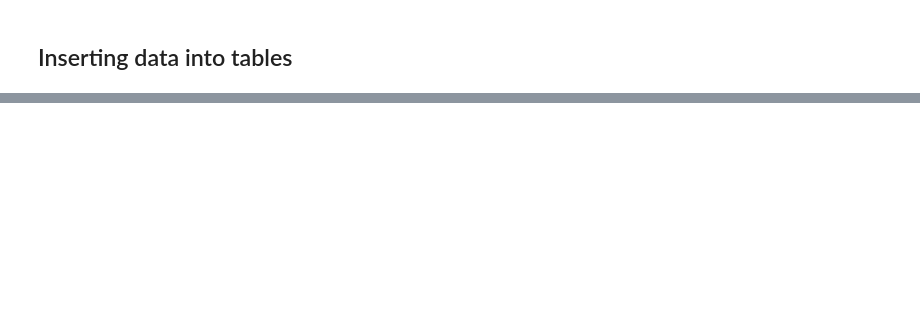
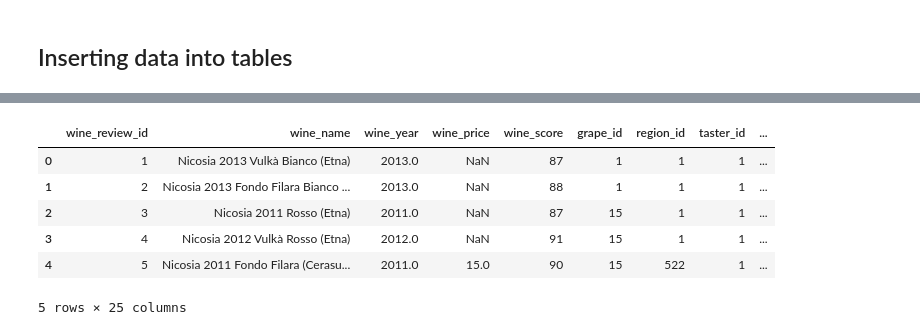
Before and after one commit to Kphad20/ETL-Project-Group5, a Jupyter notebook: Wine_db.ipynb, the cells around one changed output, grey strips where cells are left out. Drawn from its saved outputs; the diff is of its cells as text; code cells hidden in the pictures; blank space fills up the shorter version.

```diff
--- a/Wine_db.ipynb
+++ b/Wine_db.ipynb
@@ -739,0 +800,19 @@ final_wine_review_df.to_sql(name='wine_review', con=engine, if_exists='append',
+# %%
+# Joining data from all the tables
+pd.read_sql_query('''select * from public.wine_review wr
+inner join public.region rn
+    on wr.region_id=rn.region_id
+inner join public.taster t
+    on t.taster_id=wr.taster_id
+inner join public.winery wn
+    on wr.winery_id=wn.winery_id
+inner join public.grape_variety gv
+    on wr.grape_id=gv.grape_id''', con=engine).head()
+# %% [output]
+|  | wine_review_id | wine_name | wine_year | wine_price | wine_score | grape_id | region_id | taster_id | ... |
+| 0 | 1 | Nicosia 2013 Vulkà Bianco (Etna) | 2013.0 | NaN | 87 | 1 | 1 | 1 | ... |
+| 1 | 2 | Nicosia 2013 Fondo Filara Bianco ... | 2013.0 | NaN | 88 | 1 | 1 | 1 | ... |
+| 2 | 3 | Nicosia 2011 Rosso (Etna) | 2011.0 | NaN | 87 | 15 | 1 | 1 | ... |
+| 3 | 4 | Nicosia 2012 Vulkà Rosso (Etna) | 2012.0 | NaN | 91 | 15 | 1 | 1 | ... |
+| 4 | 5 | Nicosia 2011 Fondo Filara (Cerasu... | 2011.0 | 15.0 | 90 | 15 | 522 | 1 | ... |
+5 rows × 25 columns
```
Also changed, not shown: parts of 10 cells of this notebook, 2 other files.
